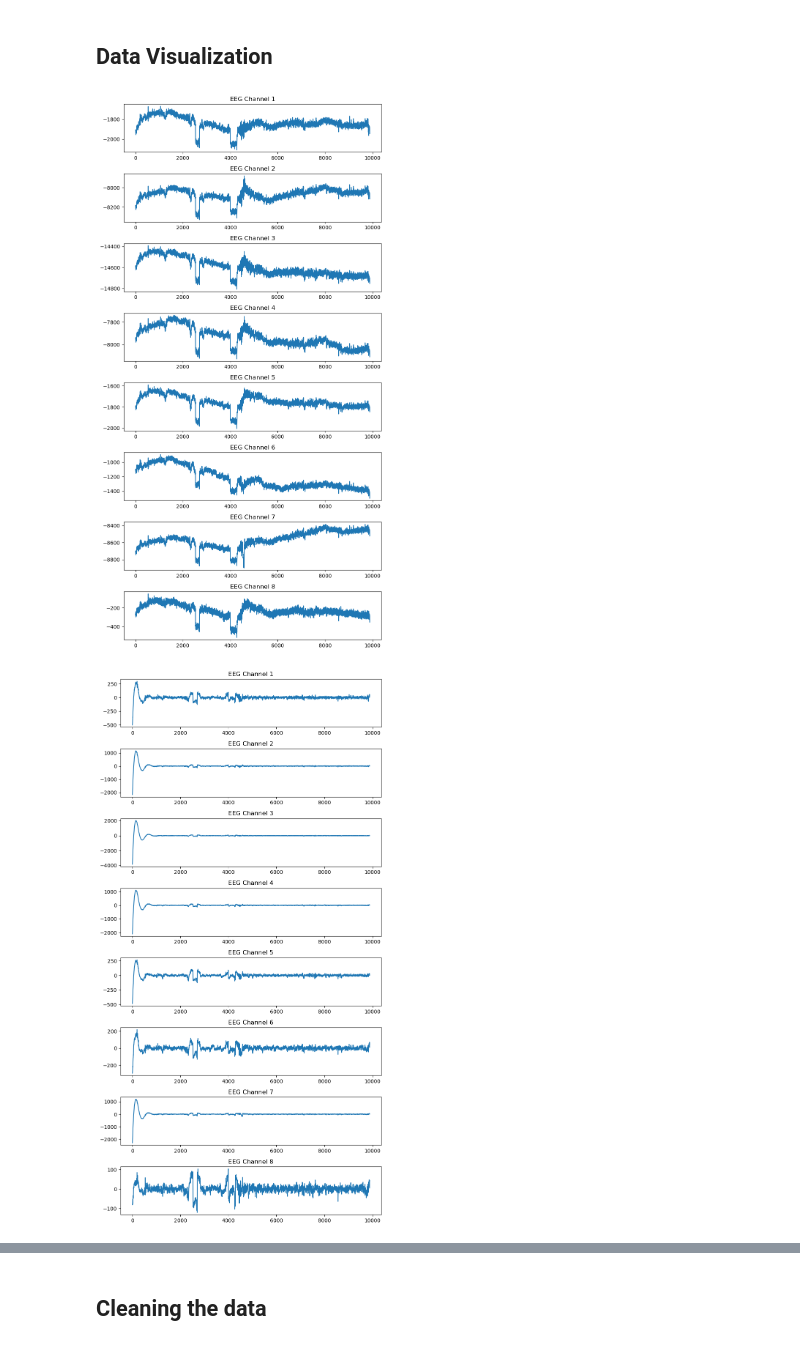
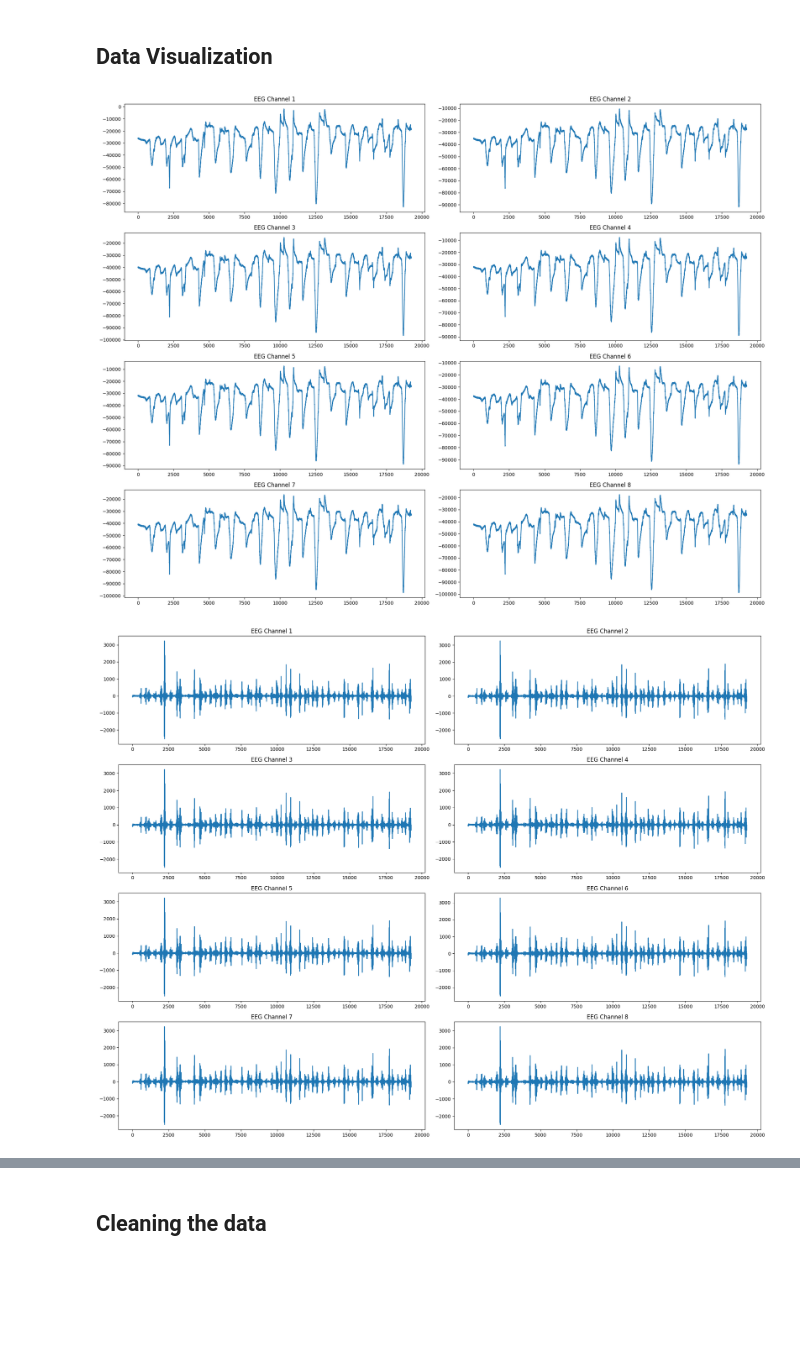
Before and after one commit to AdvaithRavishankar/COGS189_RPS, a Jupyter notebook: final.ipynb, the cells around one changed output, grey strips where cells are left out. Saved outputs shown, nothing was run; the diff lists cells and outputs as text; code cells hidden in the pictures; blank space fills up the shorter version.

````diff
--- a/final.ipynb
+++ b/final.ipynb
@@ -29,7 +31,7 @@ The following cell reads the data and places it in a dictionary formatted to:
 }
 ```
 # %%
-def bandpass_filter(data, lowcut=0.5, highcut=40, fs=250, order=4):
+def bandpass_filter(data, lowcut=7, highcut=30, fs=250, order=4):
     nyq = 0.5 * fs
     low = lowcut / nyq
     high = highcut / nyq
@@ -37,8 +39,8 @@ def bandpass_filter(data, lowcut=0.5, highcut=40, fs=250, order=4):
     return filtfilt(b, a, data, axis=1)
 # %%
 # data loading
-eeg_dir = "data/misc/"
-label_dir = "data/label/"
+eeg_dir = "data/data/misc/"
+label_dir = "data/data/label/"
 
 data = {}
 
@@ -92,37 +94,37 @@ for sub_id in os.listdir(eeg_dir):
 # %% [markdown]
 ## Data Visualization
 # %%
-sub_id = "sub_5"
-run_id = "run_2"
+sub_id = "sub_2"
+run_id = "run_1"
 ignore = 100
 
 eeg_data = data[sub_id][run_id]["eeg"]
 
 # Create subplots
-fig, axes = plt.subplots(8, 1, figsize=(8, 16))
+fig, axes = plt.subplots(4, 2, figsize=(20, 16))
 
-for i, ax in enumerate(axes):
+for i, ax in enumerate(axes.flatten()):
     ax.plot(np.arange(len(eeg_data[i][ignore:])), eeg_data[i][ignore:])
     ax.set_title(f"EEG Channel {i+1}")
 
 plt.tight_layout(rect=[0, 0, 1, 0.96])
 plt.show()
 # %% [output]
-[figure, old version]
+[figure, new version]
 # %%
 eeg_data = data[sub_id][run_id]["filtered_eeg"]
 
 # Create subplots
-fig, axes = plt.subplots(8, 1, figsize=(8, 16))
+fig, axes = plt.subplots(4, 2, figsize=(20, 16))
 
-for i, ax in enumerate(axes):
+for i, ax in enumerate(axes.flatten()):
     ax.plot(np.arange(len(eeg_data[i][ignore:])), eeg_data[i][ignore:])
     ax.set_title(f"EEG Channel {i+1}")
 
 plt.tight_layout(rect=[0, 0, 1, 0.96])
 plt.show()
 # %% [output]
-[figure, old version]
+[figure, new version]
 # %%
 ignore = 100
 
````
Also changed, not shown: parts of 10 cells of this notebook.
